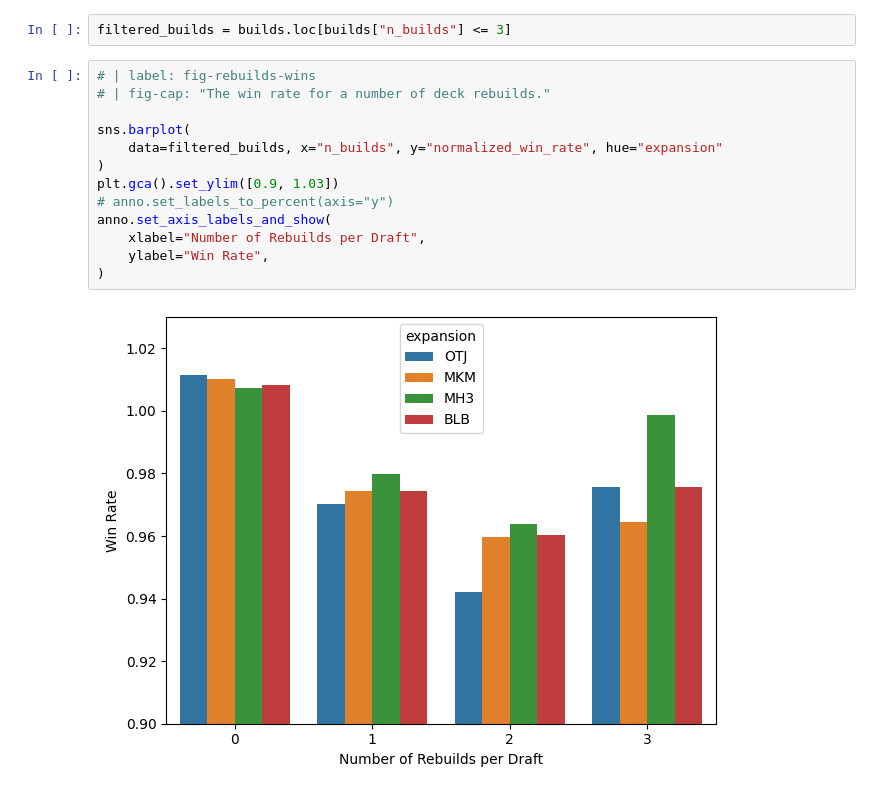
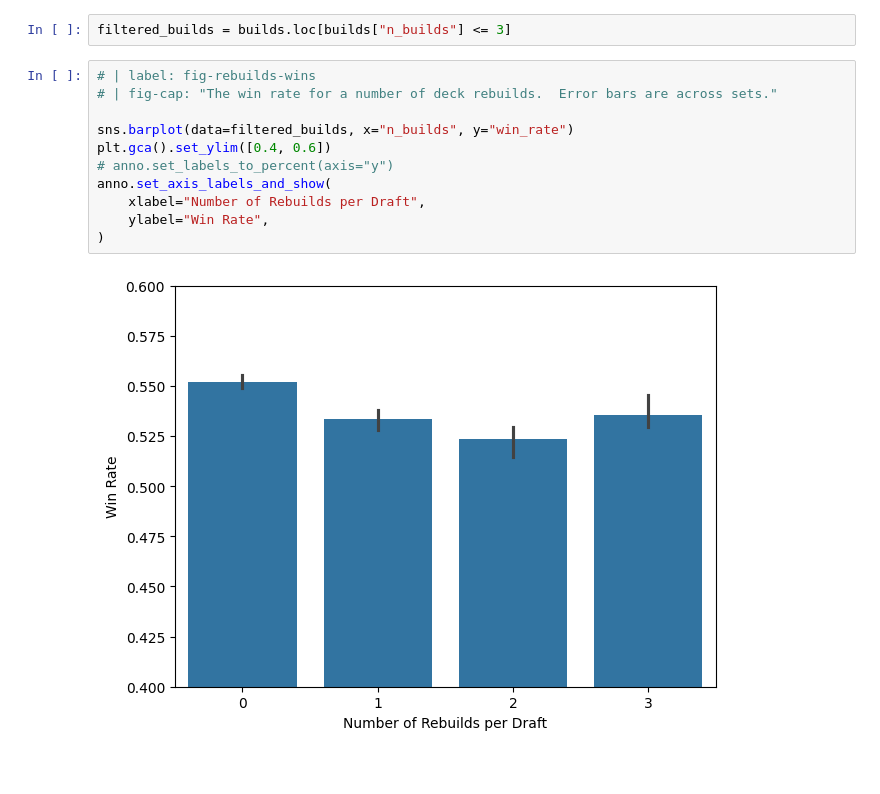
Before and after one commit to meehljd/mtg-modeling, a Jupyter notebook: notebooks/10-eda/02-draft-data/01-premier-play/23-builds.ipynb, the cells around one changed output. Drawn from its saved outputs; the diff is of its cells as text; blank space fills up the shorter version.

```diff
--- a/notebooks/10-eda/02-draft-data/01-premier-play/23-builds.ipynb
+++ b/notebooks/10-eda/02-draft-data/01-premier-play/23-builds.ipynb
@@ -106,16 +108,14 @@ In @fig-rebuilds-wins, we observe the relationship between win rate and the numb
 filtered_builds = builds.loc[builds["n_builds"] <= 3]
 # %%
 # | label: fig-rebuilds-wins
-# | fig-cap: "The win rate for a number of deck rebuilds."
+# | fig-cap: "The win rate for a number of deck rebuilds.  Error bars are across sets."
 
-sns.barplot(
-    data=filtered_builds, x="n_builds", y="normalized_win_rate", hue="expansion"
-)
-plt.gca().set_ylim([0.9, 1.03])
+sns.barplot(data=filtered_builds, x="n_builds", y="win_rate")
+plt.gca().set_ylim([0.4, 0.6])
 # anno.set_labels_to_percent(axis="y")
 anno.set_axis_labels_and_show(
     xlabel="Number of Rebuilds per Draft",
     ylabel="Win Rate",
 )
 # %% [output]
-[figure, old version]
+[figure, new version]
```
Also changed, not shown: parts of 5 cells of this notebook, 5 other files.
